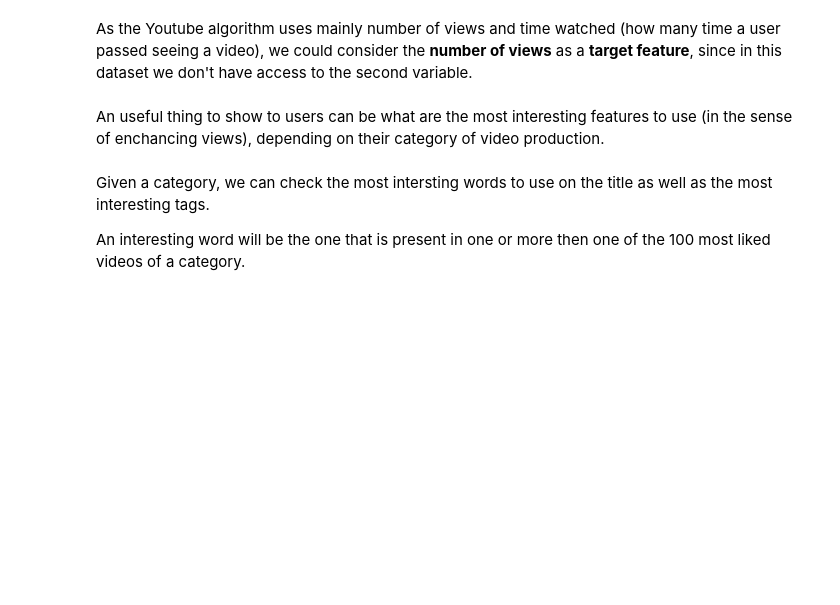
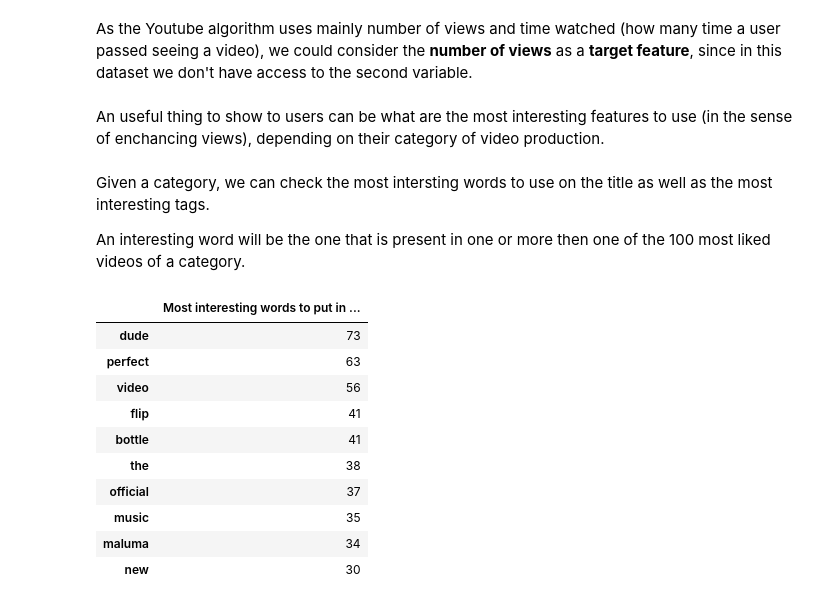
Before and after one commit to talesmarra/youtube_data_analysis, a Jupyter notebook: Youtube_US_videos_data_analysis.ipynb, the cells around one changed output. Drawn from its saved outputs; the diff is of its cells as text; code cells hidden in the pictures; blank space fills up the shorter version.

```diff
--- a/Youtube_US_videos_data_analysis.ipynb
+++ b/Youtube_US_videos_data_analysis.ipynb
@@ -146,22 +164,41 @@ Given a category, we can check the most intersting words to use on the title as
 
 An interesting word will be the one that is present in one or more then one of the 100 most liked videos of a category.
 # %%
-def interesting_words(category, use_in='title', top=10):
+def interesting_words(category=None, use_in='title', top=10):
     """
     Given a category, we'll check the most n interesting words to use in title/tags.
     params:
-    category: category name.
+    category: category name. If None, takes all categories into account.
+    use_in: title or tags.
+    top: the number of best words to be selected.
     return:
     top n words to used in title/tags.
     """
     us_videos_cp = us_videos.copy()
-    us_videos_cp = us_videos_cp[us_videos_cp['category_name']==category]
+    if category:
+        us_videos_cp = us_videos_cp[us_videos_cp['category_name']==category]
     us_videos_cp[use_in] = us_videos_cp[use_in].apply(lambda x: x.lower().split(' '))
-    us_videos_cp.sort_values(by='views', inplace=True)
+    us_videos_cp.sort_values(by='views', ascending=False, inplace=True)
     us_videos_cp = us_videos_cp.head(n=100).reset_index(drop=True)
     res = list(itertools.chain.from_iterable(us_videos_cp[use_in].values))
     res = [''.join(x for x in i if x.isalpha()) for i in res if i not in ['|', '-']] # filtering words
-    return pd.Series([i for i in res if i !=''], name=f'Most interesting words to put in {use_in}').value_counts().head(top)
+    res = pd.Series([i for i in res if i !=''], name=f'Most interesting words to put in {use_in}').value_counts().head(top)
+    res = pd.DataFrame(res)
+    display(res)
+# %%
+interesting_words(use_in='tags', top=10)
+# %% [output]
+|  | Most interesting words to put in ... |
+| dude | 73 |
+| perfect | 63 |
+| video | 56 |
+| flip | 41 |
+| bottle | 41 |
+| the | 38 |
+| official | 37 |
+| music | 35 |
+| maluma | 34 |
+| new | 30 |
 # %%
 interesting_words(use_in='tags', category='Music')
 # %% [output]
```
Also changed, not shown: parts of 23 cells of this notebook.
